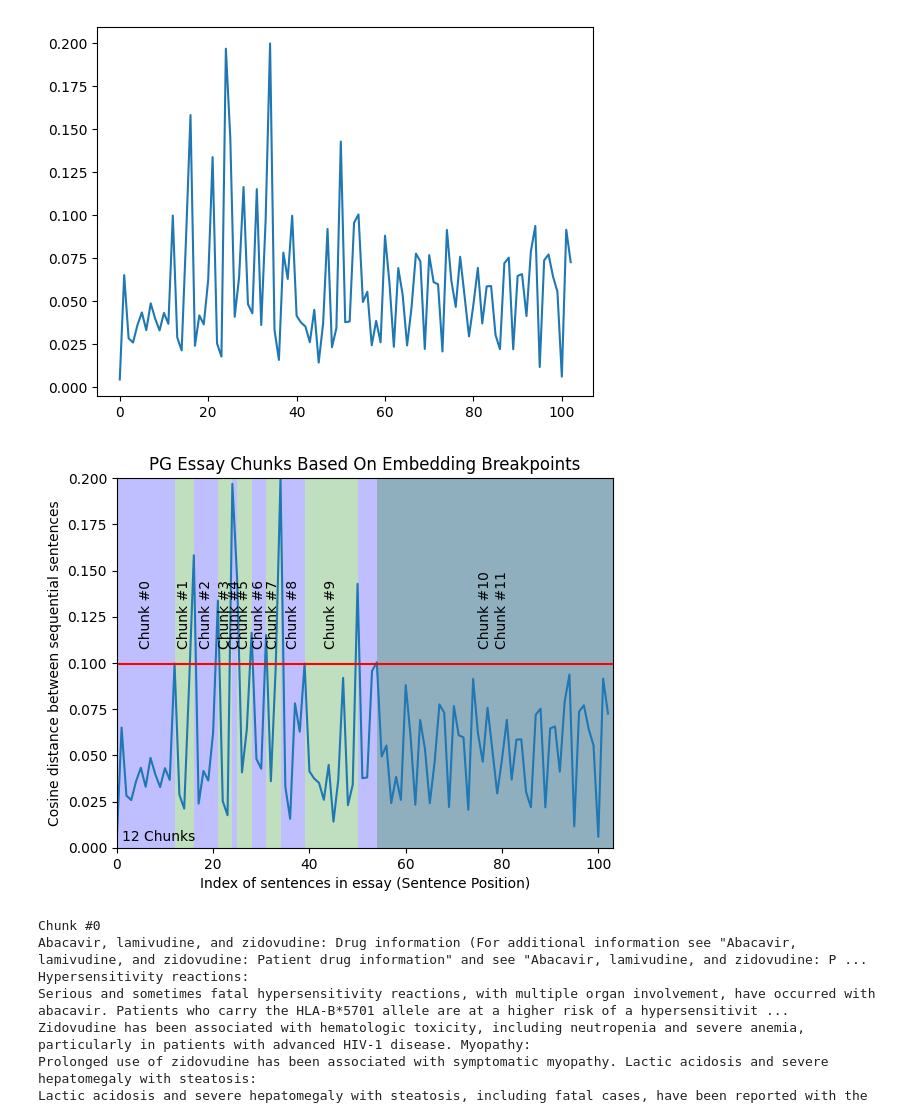
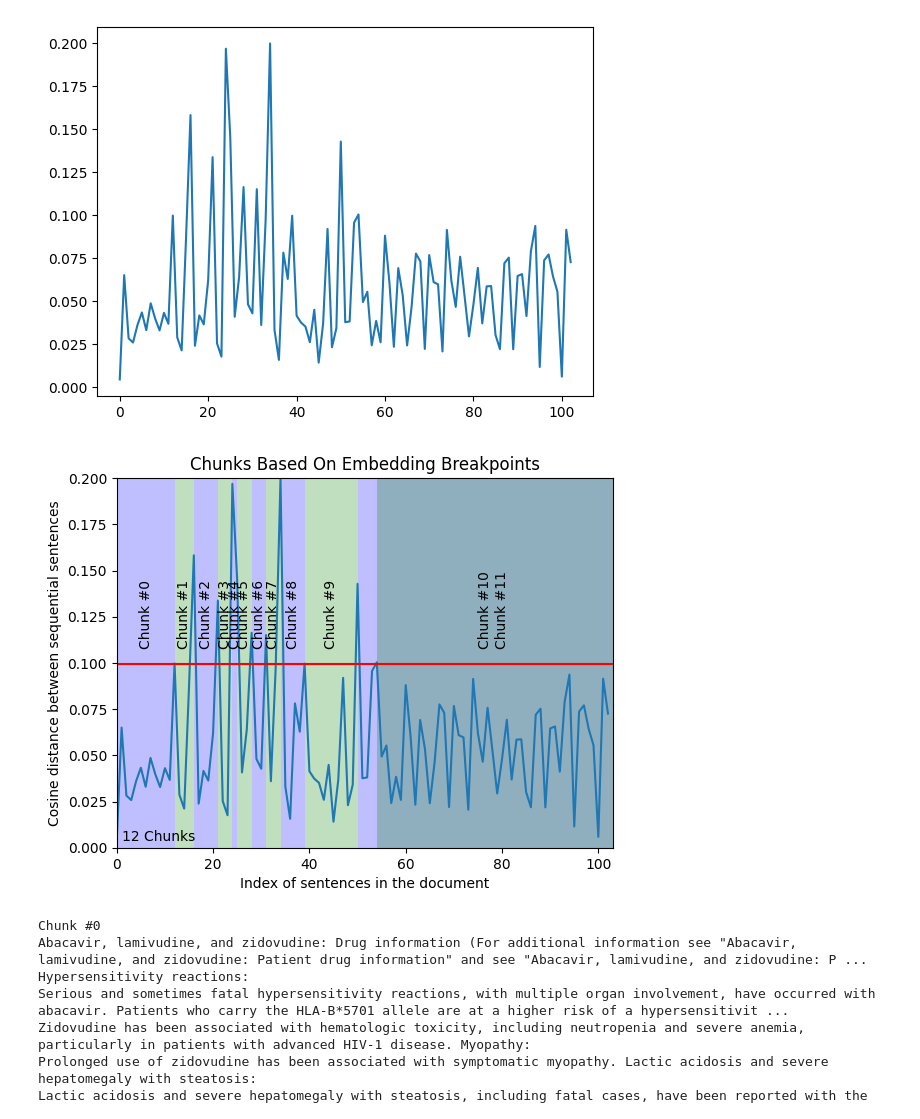
Before and after one commit to shubham-rateria/cs-5787-final-project, a Jupyter notebook: data/generate-uptodate.ipynb, the cells around one changed output. Drawn from its saved outputs; the diff is of its cells as text; code cells hidden in the pictures.

```diff
--- a/data/generate-uptodate.ipynb
+++ b/data/generate-uptodate.ipynb
@@ -294,36 +294,36 @@ plt.text(x=(len(distances)*.01), y=y_upper_bound/50, s=f"{num_distances_above_th
 
 # Then we'll get the index of the distances that are above the threshold. This will tell us where we should split our text
 indices_above_thresh = [i for i, x in enumerate(distances) if x > breakpoint_distance_threshold] # The indices of those breakpoints on your list
 
 # Start of the shading and text
 # colors = ['b', 'g', 'r', 'c', 'm', 'y', 'k', 'orange', 'purple', 'brown', 'pink', 'gray', 'olive', 'lightblue']
 colors = ['b', 'g']
 for i, breakpoint_index in enumerate(indices_above_thresh):
     start_index = 0 if i == 0 else indices_above_thresh[i - 1]
     end_index = breakpoint_index if i < len(indices_above_thresh) - 1 else len(distances)
 
     plt.axvspan(start_index, end_index, facecolor=colors[i % len(colors)], alpha=0.25)
     plt.text(x=np.average([start_index, end_index]),
              y=breakpoint_distance_threshold + (y_upper_bound)/ 20,
              s=f"Chunk #{i}", horizontalalignment='center',
              rotation='vertical')
 
 # # Additional step to shade from the last breakpoint to the end of the dataset
 if indices_above_thresh:
     last_breakpoint = indices_above_thresh[-1]
     if last_breakpoint < len(distances):
         plt.axvspan(last_breakpoint, len(distances), facecolor=colors[len(indices_above_thresh) % len(colors)], alpha=0.25)
         plt.text(x=np.average([last_breakpoint, len(distances)]),
                  y=breakpoint_distance_threshold + (y_upper_bound)/ 20,
                  s=f"Chunk #{i+1}",
                  rotation='vertical')
 
-plt.title("PG Essay Chunks Based On Embedding Breakpoints")
-plt.xlabel("Index of sentences in essay (Sentence Position)")
+plt.title("Chunks Based On Embedding Breakpoints")
+plt.xlabel("Index of sentences in the document")
 plt.ylabel("Cosine distance between sequential sentences")
 plt.show()
 # %% [output]
-[figure, old version]
+[figure, new version]
 # %%
 # Initialize the start index
 start_index = 0
```
Also changed, not shown: 6 other files.
